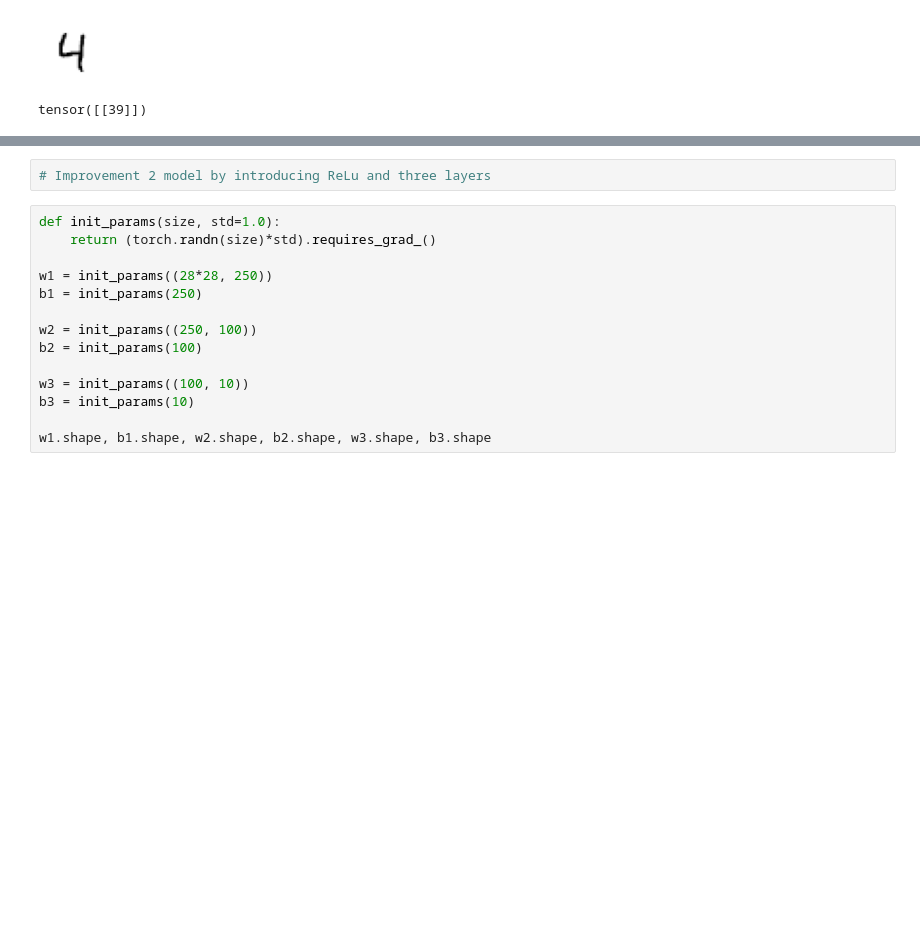
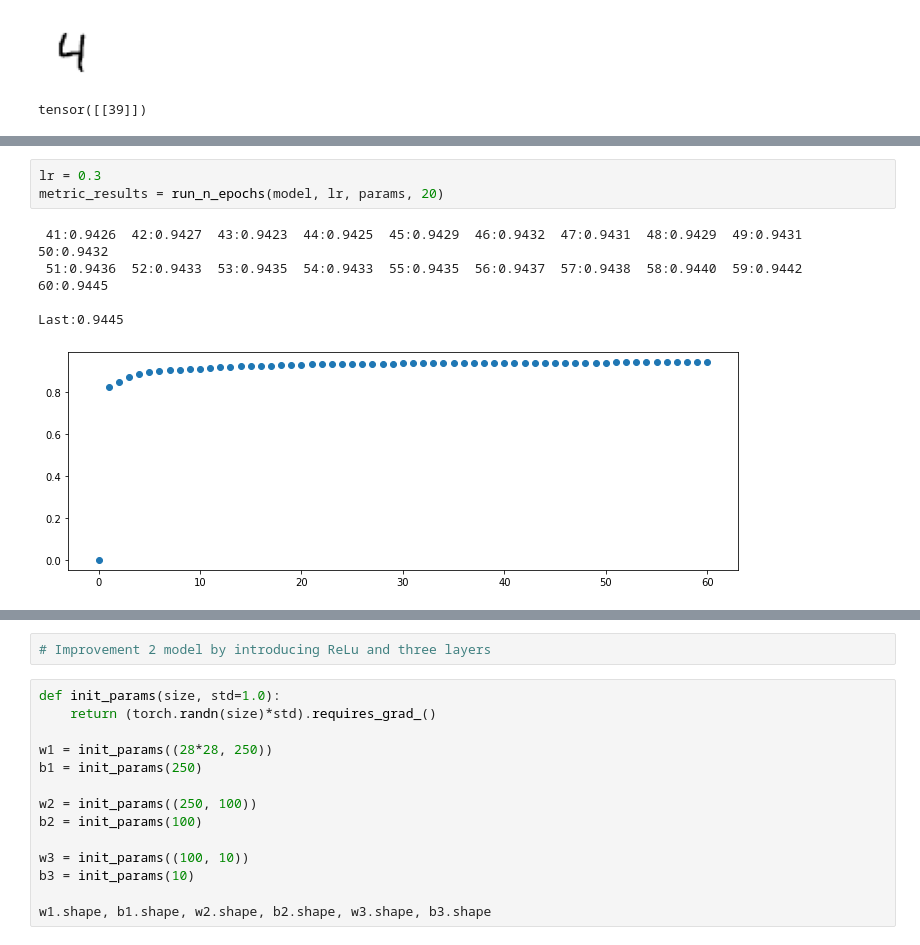
Before and after one commit to Aravinda89/fastai_bootcamp, a Jupyter notebook: BC2_1_MNIST_scratch.ipynb, the cells around one changed output, grey strips where cells are left out. Saved outputs shown, nothing was run; the diff lists cells and outputs as text; blank space fills up the shorter version.

```diff
--- a/BC2_1_MNIST_scratch.ipynb
+++ b/BC2_1_MNIST_scratch.ipynb
@@ -505,0 +544,9 @@ tensor([[39]])
+# %%
+lr = 0.3
+metric_results = run_n_epochs(model, lr, params, 20)
+# %% [output]
+ 41:0.9426  42:0.9427  43:0.9423  44:0.9425  45:0.9429  46:0.9432  47:0.9431  48:0.9429  49:0.9431  50:0.9432
+ 51:0.9436  52:0.9433  53:0.9435  54:0.9433  55:0.9435  56:0.9437  57:0.9438  58:0.9440  59:0.9442  60:0.9445
+
+Last:0.9445
+[figure, added]
```
Also changed, not shown: parts of 11 cells of this notebook.
